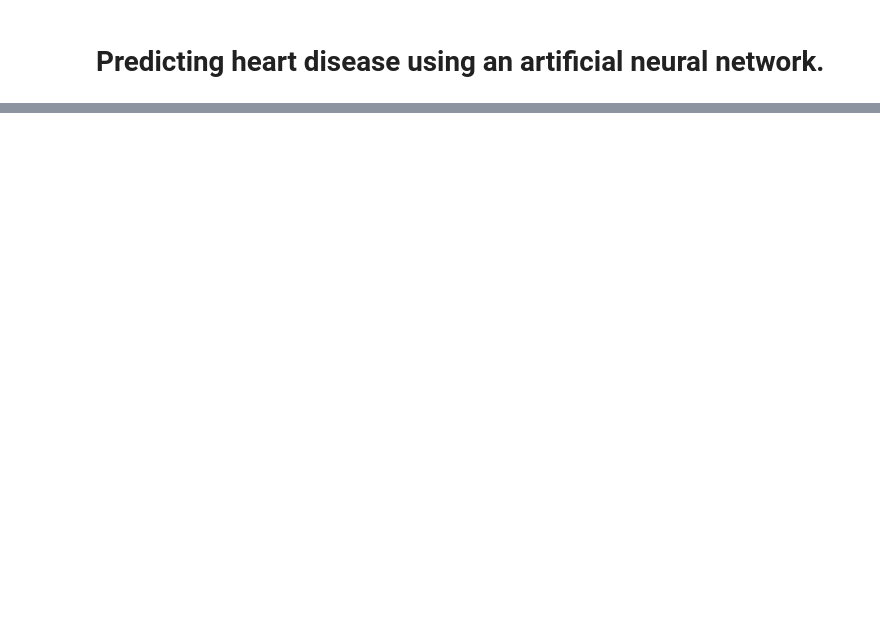
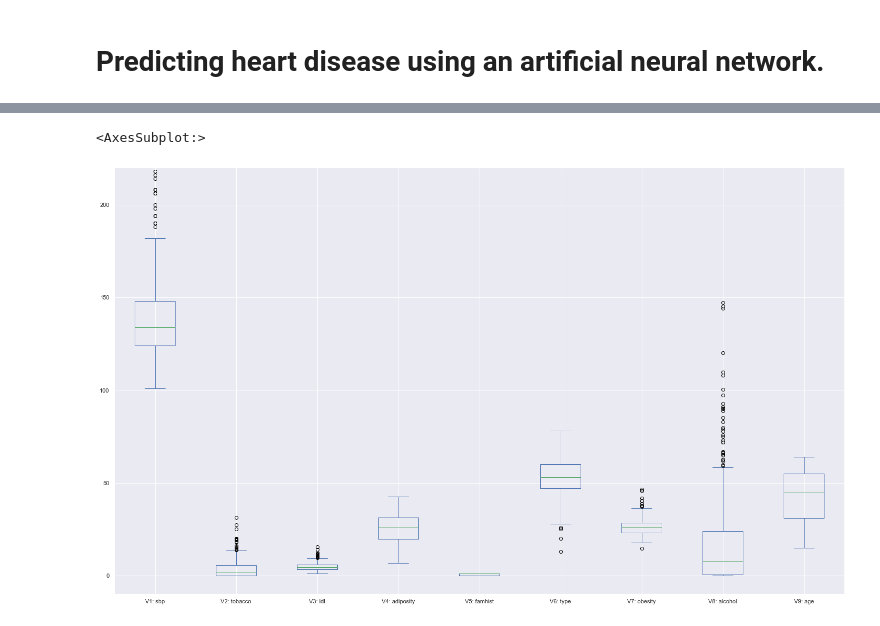
Before and after one commit to RyanJones999/AI-Assignment2, a Jupyter notebook: HeartDisease_Prediction.ipynb, the cells around one changed output, grey strips where cells are left out. Saved outputs shown, nothing was run; the diff lists cells and outputs as text; code cells hidden in the pictures; blank space fills up the shorter version.

```diff
--- a/HeartDisease_Prediction.ipynb
+++ b/HeartDisease_Prediction.ipynb
@@ -9,3 +37,0 @@ data = arff.loadarff(r'data.arff') #reading/ loading the data
-# %%
-df = pd.DataFrame(data[0])
-df.head()
@@ -19,3 +37,0 @@ df.head()
-# %%
-df.columns = ['V1: sbp', 'V2: tobacco', 'V3: ldl', 'V4: adiposity', 'V5: famhist', 'V6: type', 'V7: obesity', 'V8: alchohol', 'V9: age', 'Class: chd']
-df.head()
@@ -28,0 +38,5 @@ df.head()
+# %%
+attr = ['V1: sbp', 'V2: tobacco', 'V3: ldl', 'V4: adiposity', 'V5: famhist', 'V6: type', 'V7: obesity', 'V8: alcohol', 'V9: age']
+df.columns = ['V1: sbp', 'V2: tobacco', 'V3: ldl', 'V4: adiposity', 'V5: famhist', 'V6: type', 'V7: obesity', 'V8: alcohol', 'V9: age', 'Class: chd']
+
+attr #this is a list containing the column names which will be used later for normalising and testing the dataset. It only contains the numeric columns.
@@ -28,0 +53,6 @@ df.head()
+# %%
+encoder = LabelEncoder()
+scaler = MinMaxScaler()
+df['V5: famhist']=encoder.fit_transform(df['V5: famhist'])
+df['Class: chd']=encoder.fit_transform(df['Class: chd'])
+df.head()
@@ -28,0 +66,5 @@ df.head()
+# %%
+df[attr].plot(kind='box',figsize=(25,15),ylim=[-10,220])
+# %% [output]
+<AxesSubplot:>
+[figure, added]
```
Also changed, not shown: parts of 40 cells of this notebook.
